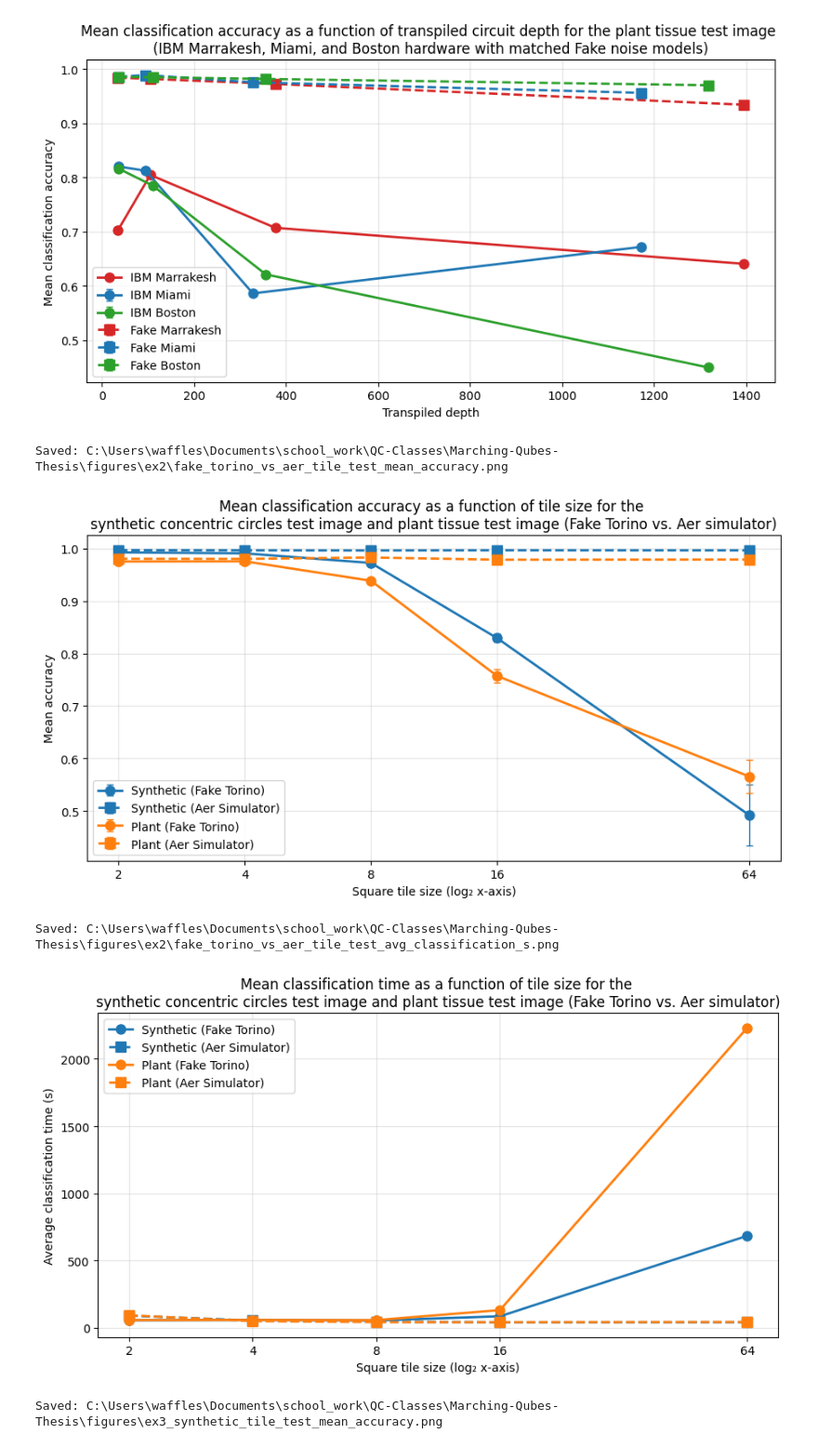
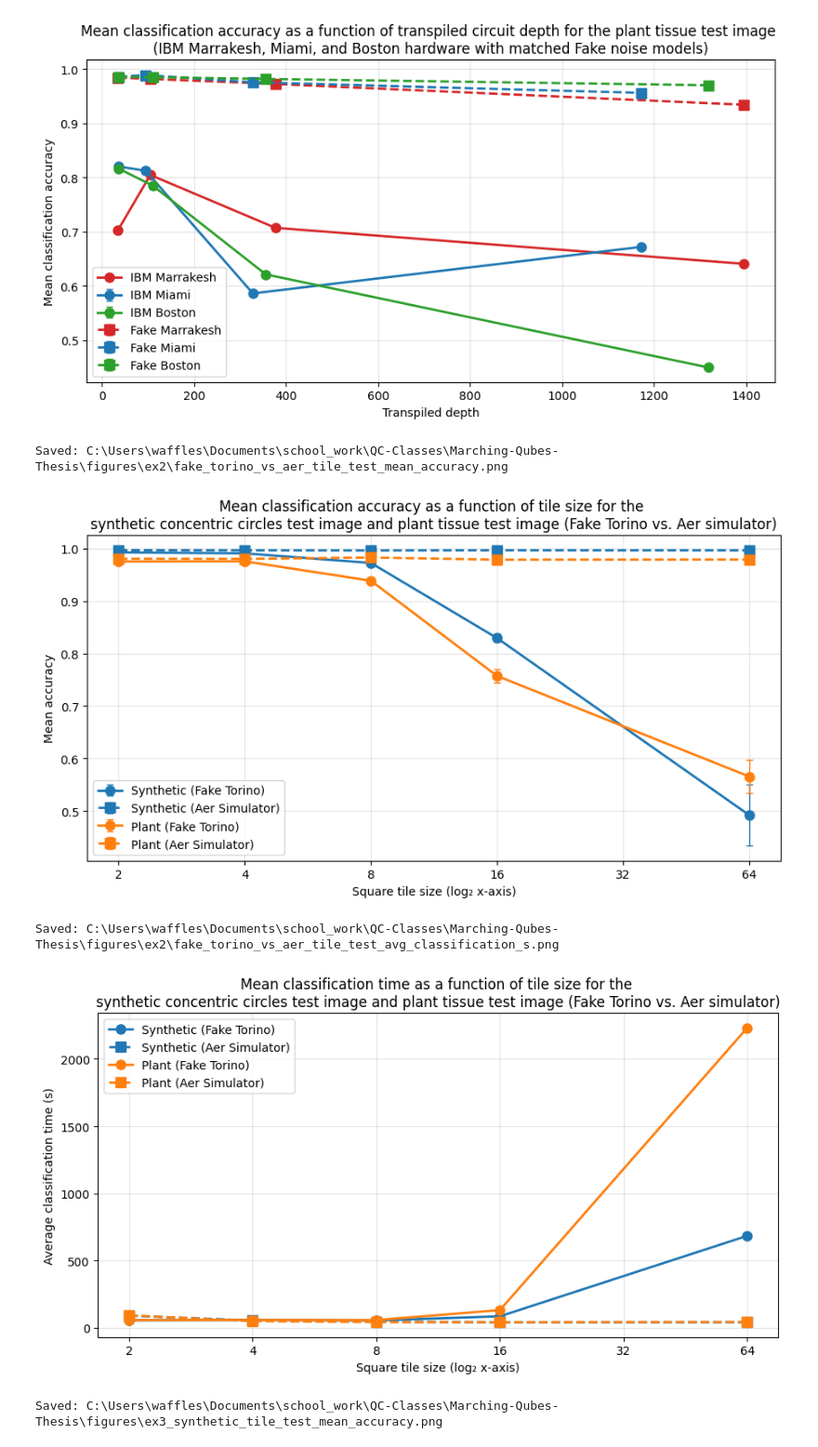
Before and after one commit to Burned357Waffles/Marching-Qubes-Thesis, a Jupyter notebook: exploration_notebooks/results_plot.ipynb, the cells around one changed output. Shown at 93% size. Cells and saved outputs as stored; diff of their text form; code cells hidden in the pictures.

Commit message:
adjusted plotting

```diff
--- a/exploration_notebooks/results_plot.ipynb
+++ b/exploration_notebooks/results_plot.ipynb
@@ -48,6 +48,7 @@ TITLE_SYNTHETIC = "synthetic concentric circles test image"
 TITLE_PLANT = "plant tissue test image"
 TITLE_EX3_BACKENDS = "IBM Marrakesh, Miami, and Boston hardware with matched Fake noise models"
 TITLE_EX2_BACKENDS = "Fake Torino vs. Aer simulator"
+TILE_TIME_YCOL = "avg_classification_s"
 
 def _load_tile_test_csv(filename: str) -> pd.DataFrame:
     cwd = Path.cwd().resolve()
@@ -62,6 +63,8 @@ def _load_tile_test_csv(filename: str) -> pd.DataFrame:
 
 
 def _tile_edge_and_sorted(df: pd.DataFrame, ycol: str) -> tuple[list[int], list[float]]:
+    if ycol not in df.columns:
+        raise KeyError(f"CSV missing column {ycol!r}; have {list(df.columns)}")
     tmp = df.copy()
     tmp["_edge"] = tmp["tile_size"].astype(str).str.split("x").str[0].astype(int)
     tmp = tmp.sort_values("_edge")
@@ -122,9 +125,13 @@ def _plot_mean_accuracy_line(
 
 def _apply_tile_xaxis_log2(ax: plt.Axes, edges: set[int]) -> None:
     """Use log₂ x so equal ratios of tile edge (2→4→8→…) get equal visual spacing."""
-    ticks = sorted(edges)
-    if not ticks:
+    if not edges:
         return
+    lo, hi = min(edges), max(edges)
+    # Label every power-of-two between min and max (e.g. 32 between 16 and 64).
+    lo_exp = lo.bit_length() - 1
+    hi_exp = hi.bit_length() - 1
+    ticks = [1 << k for k in range(lo_exp, hi_exp + 1)]
     ax.set_xscale("log", base=2)
     ax.set_xticks(ticks)
     ax.get_xaxis().set_major_formatter(ScalarFormatter())
@@ -176,15 +183,16 @@ def plot_avg_classification_s(
     colors: tuple[str, str] = ("C0", "C1"),
     ax: plt.Axes | None = None,
     title: str | None = TITLE_TILE_TIME,
+    ycol: str = TILE_TIME_YCOL,
 ) -> tuple[plt.Figure, plt.Axes]:
-    """Line plot of avg_classification_s for both test images on one axes."""
+    """Line plot of ``avg_classification_s`` (quantum classification only, not total pipeline time)."""
     if ax is None:
         fig, ax = plt.subplots(figsize=(8, 5))
     else:
         fig = ax.figure
 
     for df, lab, color in zip((circle_df, plant_df), (label_circle, label_plant), colors):
-        x, y = _tile_edge_and_sorted(df, "avg_classification_s")
+        x, y = _tile_edge_and_sorted(df, ycol)
         ax.plot(x, y, marker="o", linewidth=2, label=lab, color=color)
 
     ax.set_xlabel("Square tile size (log₂ x-axis)")
@@ -193,8 +201,8 @@ def plot_avg_classification_s(
         ax.set_title(title)
     ax.legend()
     ax.grid(True, alpha=0.35)
-    _tile_edges = set(_tile_edge_and_sorted(circle_df, "avg_classification_s")[0]) | set(
-        _tile_edge_and_sorted(plant_df, "avg_classification_s")[0]
+    _tile_edges = set(_tile_edge_and_sorted(circle_df, ycol)[0]) | set(
+        _tile_edge_and_sorted(plant_df, ycol)[0]
     )
     _apply_tile_xaxis_log2(ax, _tile_edges)
     fig.tight_layout()
@@ -264,8 +272,9 @@ def plot_avg_classification_s_multi(
     *,
     ax: plt.Axes | None = None,
     title: str | None = TITLE_TILE_TIME,
+    ycol: str = TILE_TIME_YCOL,
 ) -> tuple[plt.Figure, plt.Axes]:
-    """Same rows as ``plot_mean_accuracy_multi`` (optional per-series marker)."""
+    """Same series rows as ``plot_mean_accuracy_multi``; y is ``avg_classification_s`` from each CSV."""
     if ax is None:
         fig, ax = plt.subplots(figsize=(9, 5))
     else:
@@ -273,7 +282,7 @@ def plot_avg_classification_s_multi(
     all_edges: set[int] = set()
     for row in series:
         df, lab, color, ls, mk = _unpack_tile_overlay_row(row)
-        x, y = _tile_edge_and_sorted(df, "avg_classification_s")
+        x, y = _tile_edge_and_sorted(df, ycol)
         all_edges.update(x)
         ax.plot(
             x,
@@ -640,36 +649,37 @@ circle_aer = _load_tile_test_csv(
 plant_aer = _load_tile_test_csv(
     f"{EX2_TILE_DIR}/aer/plant_2_64x64_method_1_iso-0.5_aer_sc12_results.csv"
 )
 
 _acc_series = [
     (circle_torino, "Synthetic (Fake Torino)", COLORS[0], "-"),
     (circle_aer, "Synthetic (Aer Simulator)", COLORS[0], "--"),
     (plant_torino, "Plant (Fake Torino)", COLORS[1], "-"),
     (plant_aer, "Plant (Aer Simulator)", COLORS[1], "--")
 ]
 
 fig_acc, _ = plot_mean_accuracy_multi(
     _acc_series,
     title=f"{TITLE_TILE_ACC} for the \n{TITLE_SYNTHETIC} and {TITLE_PLANT} ({TITLE_EX2_BACKENDS})",
 )
 acc_path = ex2_plot_dir / "fake_torino_vs_aer_tile_test_mean_accuracy.png"
 fig_acc.savefig(acc_path, dpi=300, bbox_inches="tight")
 print(f"Saved: {acc_path.resolve()}")
 plt.show()
 
 fig_time, _ = plot_avg_classification_s_multi(
     _acc_series,
+    ycol=TILE_TIME_YCOL,
     title=f"{TITLE_TILE_TIME} for the \n{TITLE_SYNTHETIC} and {TITLE_PLANT} ({TITLE_EX2_BACKENDS})",
 )
 time_path = ex2_plot_dir / "fake_torino_vs_aer_tile_test_avg_classification_s.png"
 fig_time.savefig(time_path, dpi=300, bbox_inches="tight")
 print(f"Saved: {time_path.resolve()}")
 plt.show()
 # %% [output]
 Saved: C:\Users\waffles\Documents\school_work\QC-Classes\Marching-Qubes-Thesis\figures\ex2\fake_torino_vs_aer_tile_test_mean_accuracy.png
-[figure, old version]
+[figure, new version]
 Saved: C:\Users\waffles\Documents\school_work\QC-Classes\Marching-Qubes-Thesis\figures\ex2\fake_torino_vs_aer_tile_test_avg_classification_s.png
-[figure, old version]
+[figure, new version]
 # %%
 # ex3 tile test: IBM Marrakesh, Miami, and Boston (solid) vs matching fakes (dashed)
 # Synthetic and plant each get their own accuracy + classification-time figure.
```
Also changed, not shown: 2 other files.
